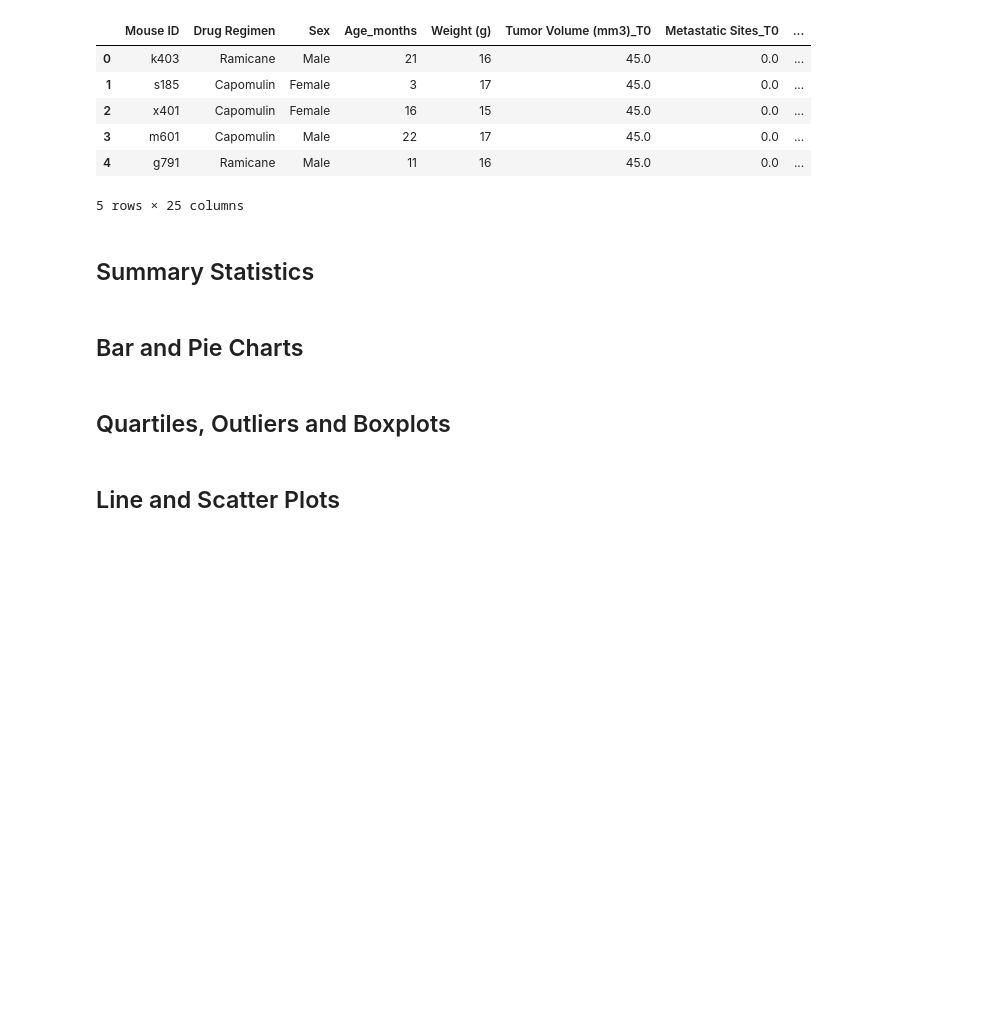
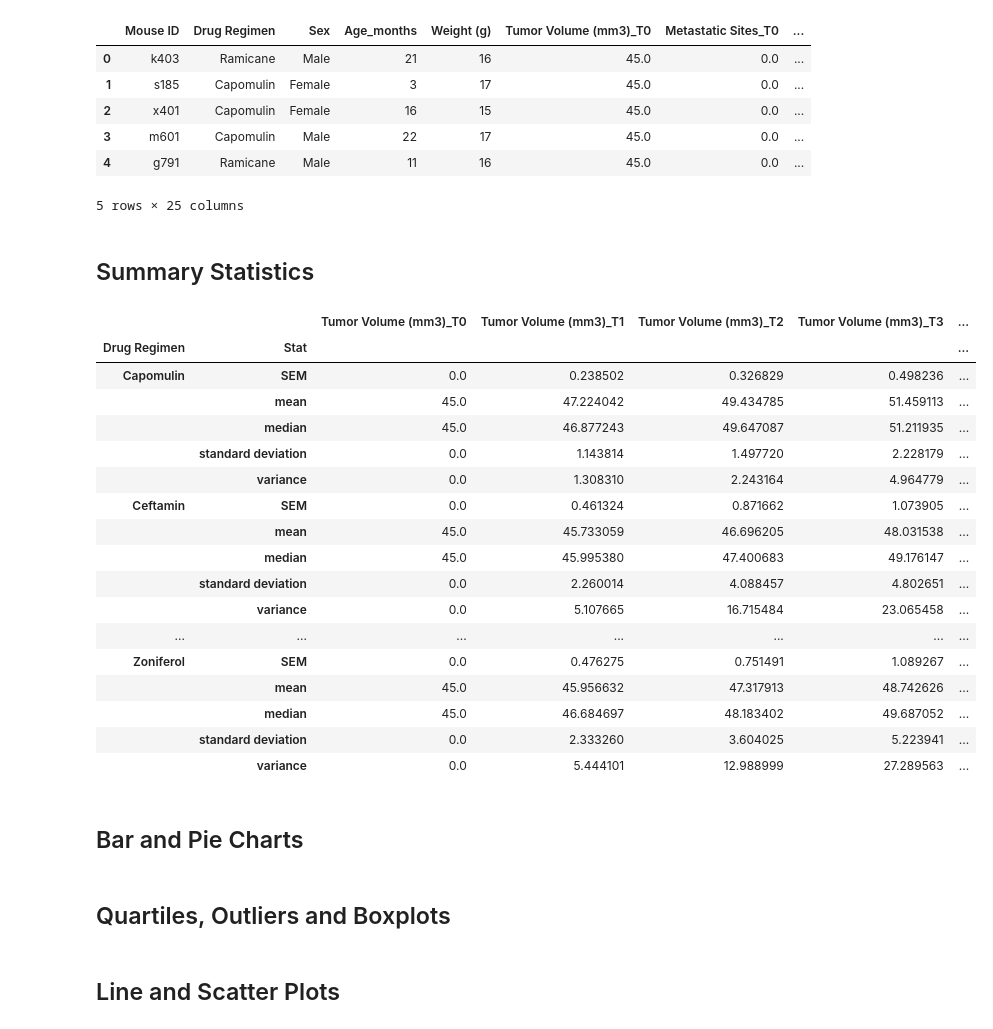
Before and after one commit to Zachariassis/Matplotlib-challenge, a Jupyter notebook: pymaceuticals_starter.ipynb, the cells around one changed output. Saved outputs shown, nothing was run; the diff lists cells and outputs as text; code cells hidden in the pictures; blank space fills up the shorter version.

Commit message:
Completed Summary Statistics

```diff
--- a/pymaceuticals_starter.ipynb
+++ b/pymaceuticals_starter.ipynb
@@ -31,16 +31,18 @@ Times=nums.index.tolist()
 for x in range(len(Times)):
     if x==0:
         results_combined=study_results_dups2.loc[study_results_dups2["Timepoint"]==Times[x]].drop(columns=["Timepoint"])
+        column_names=list(results_combined.columns)
+        del column_names[0]
     elif x==len(Times)-1:
-        results_combined=results_combined.merge(study_results_dups2.loc[study_results_dups2["Timepoint"]==5], on="Mouse ID", how="outer", suffixes=('_T0',f'_T{x}')).drop(columns=["Timepoint"])
+        results_combined=results_combined.merge(study_results_dups2.loc[study_results_dups2["Timepoint"]==Times[x]], on="Mouse ID", how="outer", suffixes=('_T0',f'_T{x}')).drop(columns=["Timepoint"])
     else:
-        results_combined=results_combined.merge(study_results_dups2.loc[study_results_dups2["Timepoint"]==5], on="Mouse ID", how="outer", suffixes=('',f'_T{x}')).drop(columns=["Timepoint"])
+        results_combined=results_combined.merge(study_results_dups2.loc[study_results_dups2["Timepoint"]==Times[x]], on="Mouse ID", how="outer", suffixes=('',f'_T{x}')).drop(columns=["Timepoint"])
 
 
 #Combine results DF with mouse DF
 data_df=mouse_metadata.merge(results_combined, on="Mouse ID", how="outer",left_index=True, right_index=True)
 
-#Getting rid of mouse in metadata that was misslabelled in the study results set
+#Getting rid of mice in metadata that was/were misslabelled in the study results set
 data_df=data_df.loc[data_df["Tumor Volume (mm3)_T0"].isnull()==False]
 
 # Display the data table for preview
@@ -78,3 +60,59 @@ data_df.head()
+# %%
+# Generate a summary statistics table of mean, median, variance, standard deviation, and SEM of the tumor volume for each regimen
+
+# This method is the most straighforward, creating multiple series and putting them all together at the end.
+
+Stats=["mean", "median", "variance", "standard deviation", "SEM"]
+
+val=column_names[0]
+
+for x in range(len(Times)):
+    lbl=f"{val}_T{x}"
+    if x==0:
+        data_group_mean=pd.DataFrame({lbl: data_df.groupby(["Drug Regimen"])[lbl].mean()})
+        data_group_median=pd.DataFrame({lbl: data_df.groupby(["Drug Regimen"])[lbl].median()})
+        data_group_var=pd.DataFrame({lbl: data_df.groupby(["Drug Regimen"])[lbl].var()})
+        data_group_std=pd.DataFrame({lbl: data_df.groupby(["Drug Regimen"])[lbl].std()})
+        data_group_sem=pd.DataFrame({lbl: data_df.groupby(["Drug Regimen"])[lbl].sem()})
+    else:
+        data_group_mean[lbl]=data_df.groupby(["Drug Regimen"])[lbl].mean()
+        data_group_median[lbl]=data_df.groupby(["Drug Regimen"])[lbl].median()
+        data_group_var[lbl]=data_df.groupby(["Drug Regimen"])[lbl].var()
+        data_group_std[lbl]=data_df.groupby(["Drug Regimen"])[lbl].std()
+        data_group_sem[lbl]=data_df.groupby(["Drug Regimen"])[lbl].sem()
+
+
+data_group_mean.insert(0,"Stat",[Stats[0] for i in range(len(data_df.groupby(["Drug Regimen"])[lbl].mean()))])
+data_group_median.insert(0,"Stat",[Stats[1] for i in range(len(data_df.groupby(["Drug Regimen"])[lbl].mean()))])
+data_group_var.insert(0,"Stat",[Stats[2] for i in range(len(data_df.groupby(["Drug Regimen"])[lbl].mean()))])
+data_group_std.insert(0,"Stat",[Stats[3] for i in range(len(data_df.groupby(["Drug Regimen"])[lbl].mean()))])
+data_group_sem.insert(0,"Stat",[Stats[4] for i in range(len(data_df.groupby(["Drug Regimen"])[lbl].mean()))])
+
+data_group=data_group_mean.append(data_group_median).append(data_group_var).append(data_group_std).append(data_group_sem)
+
+data_group.reset_index(drop=False, inplace=True)
+data_group=data_group.set_index(["Drug Regimen", "Stat"]).sort_index()
+
+data_group
+# %% [output]
+|  |  | Tumor Volume (mm3)_T0 | Tumor Volume (mm3)_T1 | Tumor Volume (mm3)_T2 | Tumor Volume (mm3)_T3 | ... |
+| Drug Regimen | Stat |  |  |  |  | ... |
+| Capomulin | SEM | 0.0 | 0.238502 | 0.326829 | 0.498236 | ... |
+|  | mean | 45.0 | 47.224042 | 49.434785 | 51.459113 | ... |
+|  | median | 45.0 | 46.877243 | 49.647087 | 51.211935 | ... |
+|  | standard deviation | 0.0 | 1.143814 | 1.497720 | 2.228179 | ... |
+|  | variance | 0.0 | 1.308310 | 2.243164 | 4.964779 | ... |
+| Ceftamin | SEM | 0.0 | 0.461324 | 0.871662 | 1.073905 | ... |
+|  | mean | 45.0 | 45.733059 | 46.696205 | 48.031538 | ... |
+|  | median | 45.0 | 45.995380 | 47.400683 | 49.176147 | ... |
+|  | standard deviation | 0.0 | 2.260014 | 4.088457 | 4.802651 | ... |
+|  | variance | 0.0 | 5.107665 | 16.715484 | 23.065458 | ... |
+| ... | ... | ... | ... | ... | ... | ... |
+| Zoniferol | SEM | 0.0 | 0.476275 | 0.751491 | 1.089267 | ... |
+|  | mean | 45.0 | 45.956632 | 47.317913 | 48.742626 | ... |
+|  | median | 45.0 | 46.684697 | 48.183402 | 49.687052 | ... |
+|  | standard deviation | 0.0 | 2.333260 | 3.604025 | 5.223941 | ... |
+|  | variance | 0.0 | 5.444101 | 12.988999 | 27.289563 | ... |
 # %% [markdown]
 ## Bar and Pie Charts
 # %%
```
Also changed, not shown: parts of 8 cells of this notebook.
